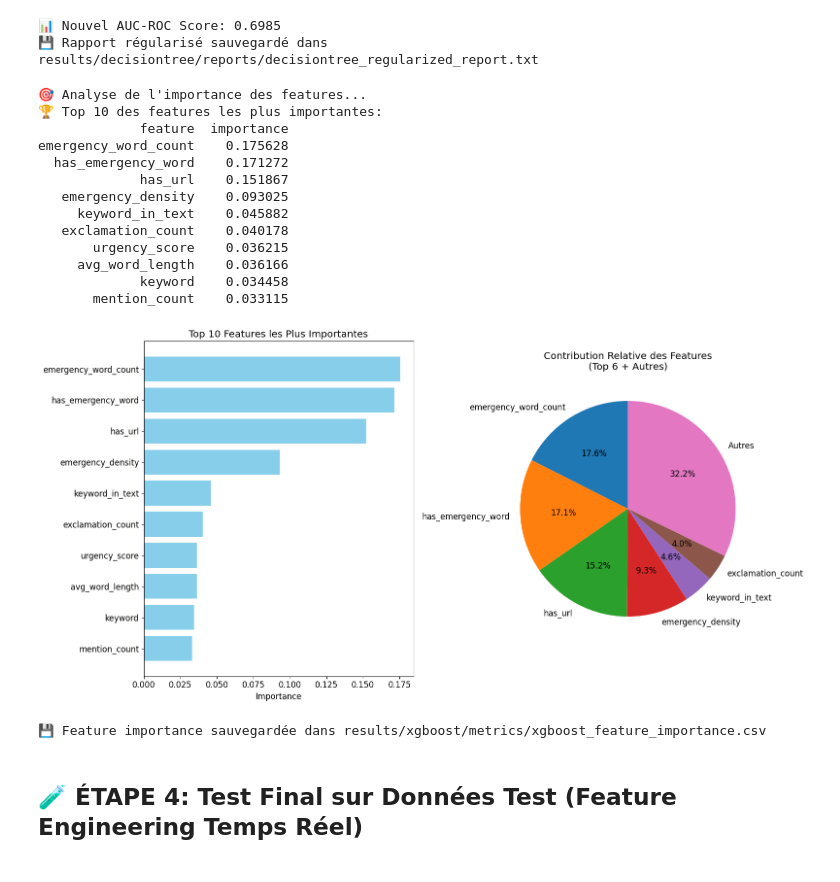
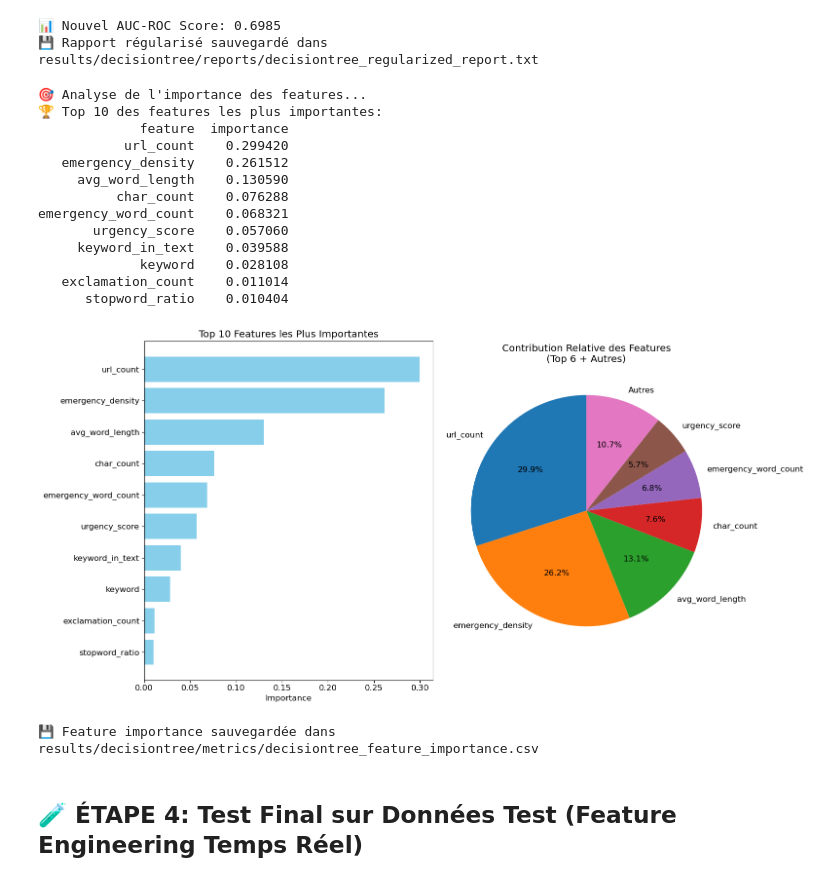
Before and after one commit to pierre-mazard/eye-of-emergency, a Jupyter notebook: notebooks/DecisionTree.ipynb, the cells around one changed output. Cells and saved outputs as stored; diff of their text form; code cells hidden in the pictures.

```diff
--- a/notebooks/DecisionTree.ipynb
+++ b/notebooks/DecisionTree.ipynb
@@ -612,7 +594,7 @@ plt.show()
 
 # Mise à jour du meilleur modèle
 print(f"\n💾 Mise à jour du meilleur modèle...")
-best_xgb = tree_regularized
+best_tree = tree_regularized
 best_params = regularized_params
 best_cv_score = cv_scores_reg.mean()
 
@@ -748,7 +730,7 @@ weighted avg     0.6618    0.6659    0.6627       928
 print("🎯 Analyse de l'importance des features...")
 
 # Récupération des importances
-feature_importance = best_xgb.feature_importances_
+feature_importance = best_tree.feature_importances_
 feature_names = X.columns
 
 # Création du DataFrame pour faciliter l'analyse
@@ -765,45 +747,45 @@ fig, (ax1, ax2) = plt.subplots(1, 2, figsize=(16, 8))
 
 # Graphique en barres - Top 10
 top_features = importance_df.head(10)
 ax1.barh(range(len(top_features)), top_features['importance'], color='skyblue')
 ax1.set_yticks(range(len(top_features)))
 ax1.set_yticklabels(top_features['feature'])
 ax1.set_xlabel('Importance')
 ax1.set_title('Top 10 Features les Plus Importantes')
 ax1.invert_yaxis()
 
 # Graphique en secteurs - Contribution relative des top 6
 top_6 = importance_df.head(6)
 other_importance = importance_df.iloc[6:]['importance'].sum()
 pie_data = list(top_6['importance']) + [other_importance]
 pie_labels = list(top_6['feature']) + ['Autres']
 
 ax2.pie(pie_data, labels=pie_labels, autopct='%1.1f%%', startangle=90)
 ax2.set_title('Contribution Relative des Features\n(Top 6 + Autres)')
 
 plt.tight_layout()
 plt.savefig('../results/decisiontree/figures/decisiontree_feature_importance.png', dpi=300, bbox_inches='tight')
 plt.show()
 
 # 💾 Sauvegarde des importances dans le dossier metrics/
 importance_df.to_csv('../results/decisiontree/metrics/decisiontree_feature_importance.csv', index=False)
 print("💾 Feature importance sauvegardée dans results/decisiontree/metrics/decisiontree_feature_importance.csv")
 # %% [output]
 🎯 Analyse de l'importance des features...
 🏆 Top 10 des features les plus importantes:
              feature  importance
-emergency_word_count    0.175628
-  has_emergency_word    0.171272
-             has_url    0.151867
-   emergency_density    0.093025
-     keyword_in_text    0.045882
-   exclamation_count    0.040178
-       urgency_score    0.036215
-     avg_word_length    0.036166
-             keyword    0.034458
-       mention_count    0.033115
+           url_count    0.299420
+   emergency_density    0.261512
+     avg_word_length    0.130590
+          char_count    0.076288
+emergency_word_count    0.068321
+       urgency_score    0.057060
+     keyword_in_text    0.039588
+             keyword    0.028108
+   exclamation_count    0.011014
+      stopword_ratio    0.010404
-[figure, old version]
+[figure, new version]
-💾 Feature importance sauvegardée dans results/xgboost/metrics/xgboost_feature_importance.csv
+💾 Feature importance sauvegardée dans results/decisiontree/metrics/decisiontree_feature_importance.csv
 # %% [markdown]
 ## 🧪 ÉTAPE 4: Test Final sur Données Test (Feature Engineering Temps Réel)
 # %%
```
Also changed, not shown: parts of 11 cells of this notebook, 8 other files.
